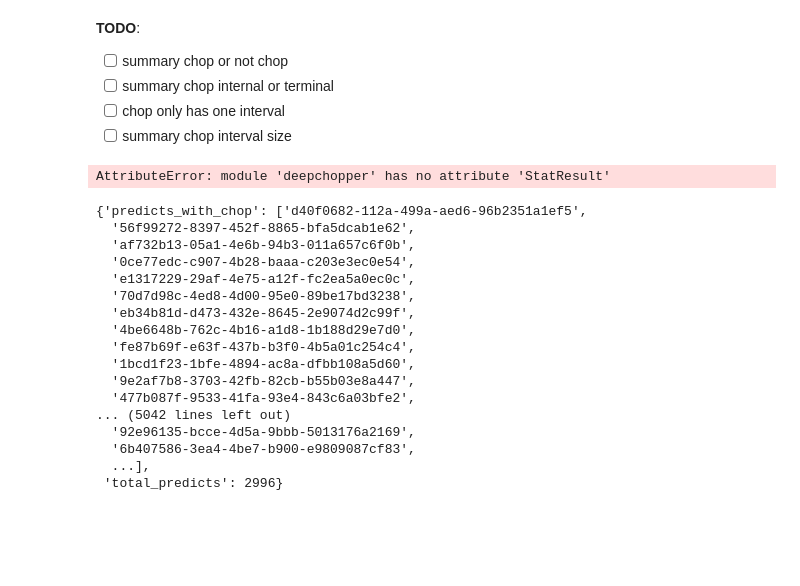
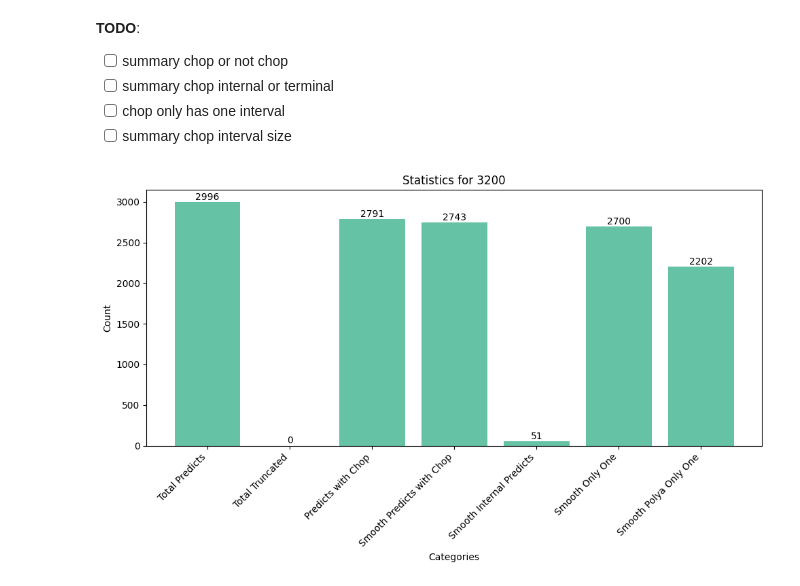
Before and after one commit to ylab-hi/DeepChopper, a Jupyter notebook: notebooks/smooth2.ipynb, the cells around one changed output. Cells and saved outputs as stored; diff of their text form; code cells hidden in the pictures; blank space fills up the shorter version.

Commit message:
feature: save more data to StatResult

```diff
--- a/notebooks/smooth2.ipynb
+++ b/notebooks/smooth2.ipynb
@@ -714,3 +716,3 @@ done
 # %%
-stats_json_path = "/projects/b1171/ylk4626/project/DeepChopper/gstats_3200.json"
-overlap_result_path = "/projects/b1171/ylk4626/project/DeepChopper/goverlap_results_2743.json"
+stats_json_path = "/projects/b1171/ylk4626/project/DeepChopper/stats_pd3200_bt100.json"
+overlap_result_path = "/projects/b1171/ylk4626/project/DeepChopper/overlap_results_spd2743.json"
@@ -724,24 +719,7 @@ import deepchopper
 # %%
-deepchopper.StatResult
+stats = deepchopper.StatResult.from_json(stats_json_path)
+overlap_results = json.load(open(overlap_result_path))
-# %% [output]
-AttributeError: module 'deepchopper' has no attribute 'StatResult'
-# %%
-stats_json
-# %% [output]
-{'predicts_with_chop': ['d40f0682-112a-499a-aed6-96b2351a1ef5',
-  '56f99272-8397-452f-8865-bfa5dcab1e62',
-  'af732b13-05a1-4e6b-94b3-011a657c6f0b',
-  '0ce77edc-c907-4b28-baaa-c203e3ec0e54',
-  'e1317229-29af-4e75-a12f-fc2ea5a0ec0c',
-  '70d7d98c-4ed8-4d00-95e0-89be17bd3238',
-  'eb34b81d-d473-432e-8645-2e9074d2c99f',
-  '4be6648b-762c-4b16-a1d8-1b188d29e7d0',
-  'fe87b69f-e63f-437b-b3f0-4b5a01c254c4',
-  '1bcd1f23-1bfe-4894-ac8a-dfbb108a5d60',
-  '9e2af7b8-3703-42fb-82cb-b55b03e8a447',
-  '477b087f-9533-41fa-93e4-843c6a03bfe2',
-... (5042 lines left out)
-  '92e96135-bcce-4d5a-9bbb-5013176a2169',
-  '6b407586-3ea4-4be7-b900-e9809087cf83',
-  ...],
- 'total_predicts': 2996}
+# %%
+vis_stats(stats, 3200)
+# %% [output]
+[figure, added]
```
Also changed, not shown: parts of 12 cells of this notebook, 3 other files.
